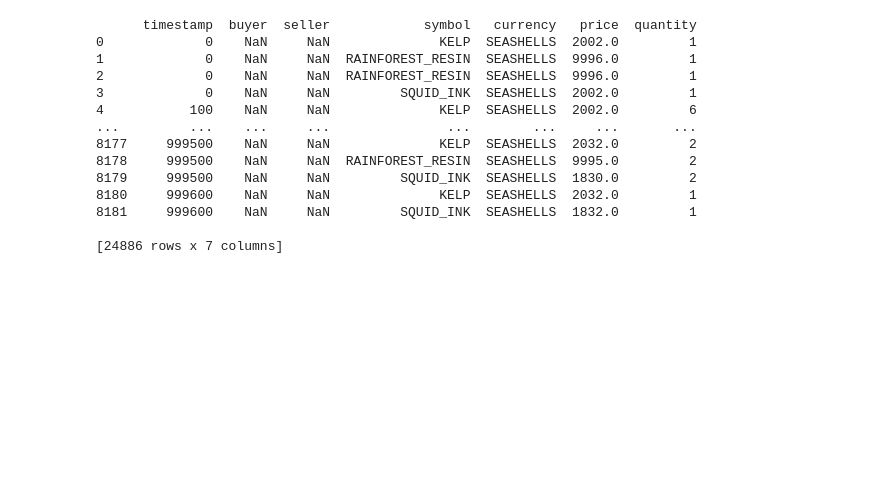
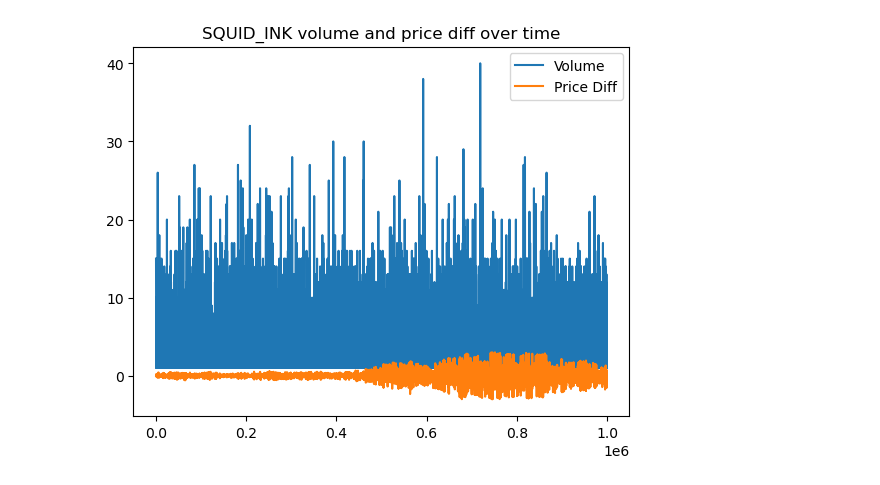
Before and after one commit to IMC-Prosperity-Granite-Flow/IMC_Prosperity3_GraniteFlow, a Jupyter notebook: src/analysis/round1/trade_round.ipynb, the cells around one changed output. Drawn from its saved outputs; the diff is of its cells as text; code cells hidden in the pictures; blank space fills up the shorter version.

```diff
--- a/src/analysis/round1/trade_round.ipynb
+++ b/src/analysis/round1/trade_round.ipynb
@@ -18,19 +7,20 @@ df3 = pd.read_csv('../../../data/round-1-island-data-bottle/trades_round_1_day_0
 
 df = pd.concat([df1, df2, df3])
 # %%
-print(df)
+def extract_product_df(df, symbol: str):
+    df_product = df[df['symbol'] == symbol]
+    return df_product
-# %% [output]
-      timestamp  buyer  seller            symbol   currency   price  quantity
-0             0    NaN     NaN              KELP  SEASHELLS  2002.0         1
-1             0    NaN     NaN  RAINFOREST_RESIN  SEASHELLS  9996.0         1
-2             0    NaN     NaN  RAINFOREST_RESIN  SEASHELLS  9996.0         1
-3             0    NaN     NaN         SQUID_INK  SEASHELLS  2002.0         1
-4           100    NaN     NaN              KELP  SEASHELLS  2002.0         6
-...         ...    ...     ...               ...        ...     ...       ...
-8177     999500    NaN     NaN              KELP  SEASHELLS  2032.0         2
-8178     999500    NaN     NaN  RAINFOREST_RESIN  SEASHELLS  9995.0         2
-8179     999500    NaN     NaN         SQUID_INK  SEASHELLS  1830.0         2
-8180     999600    NaN     NaN              KELP  SEASHELLS  2032.0         1
-8181     999600    NaN     NaN         SQUID_INK  SEASHELLS  1832.0         1
-
-[24886 rows x 7 columns]
+# %%
+df_ink = extract_product_df(df, 'SQUID_INK')
+df_ink0 = extract_product_df(df1, 'SQUID_INK')
+df_ink1 = extract_product_df(df2, 'SQUID_INK')
+df_ink2 = extract_product_df(df3, 'SQUID_INK')
+# %%
+import matplotlib.pyplot as plt
+plt.title('SQUID_INK volume and price diff over time')
+plt.plot(df_ink['quantity'], label = 'Volume')
+plt.plot(df_ink['uniform_price_diff'], label = 'Price Diff')
+plt.legend()
+plt.show()
+# %% [output]
+[figure, added]
```
Also changed, not shown: parts of 8 cells of this notebook, 9 other files.
